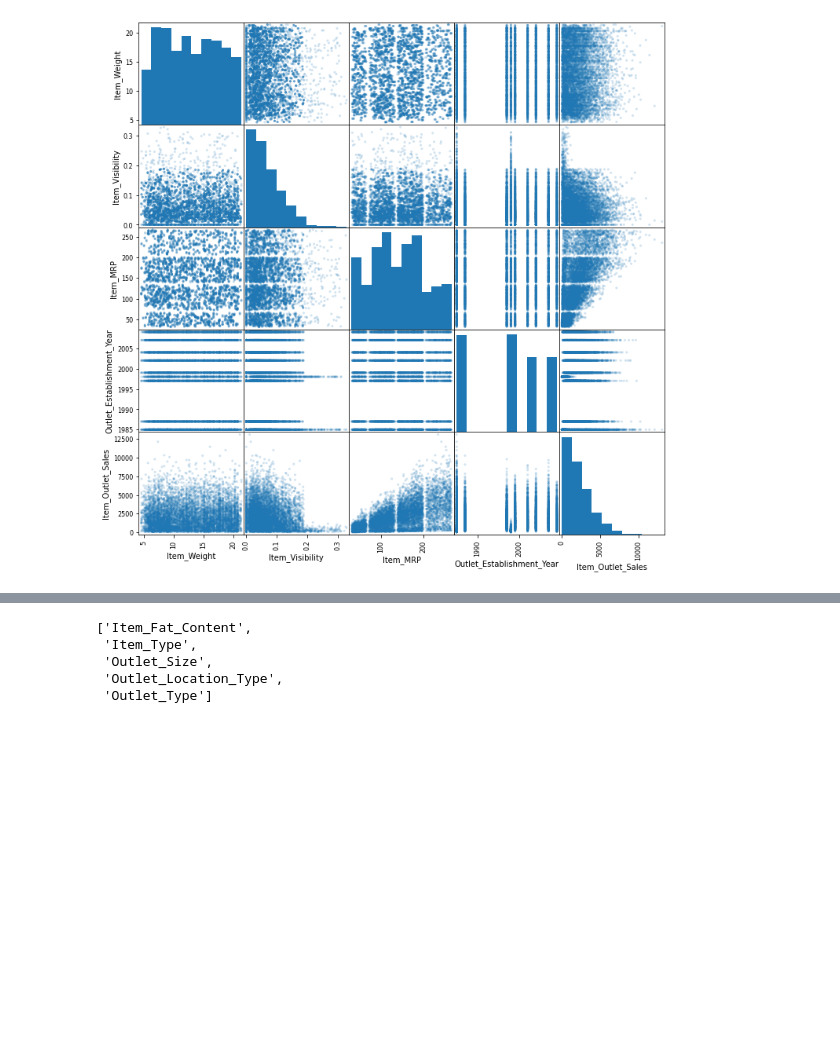
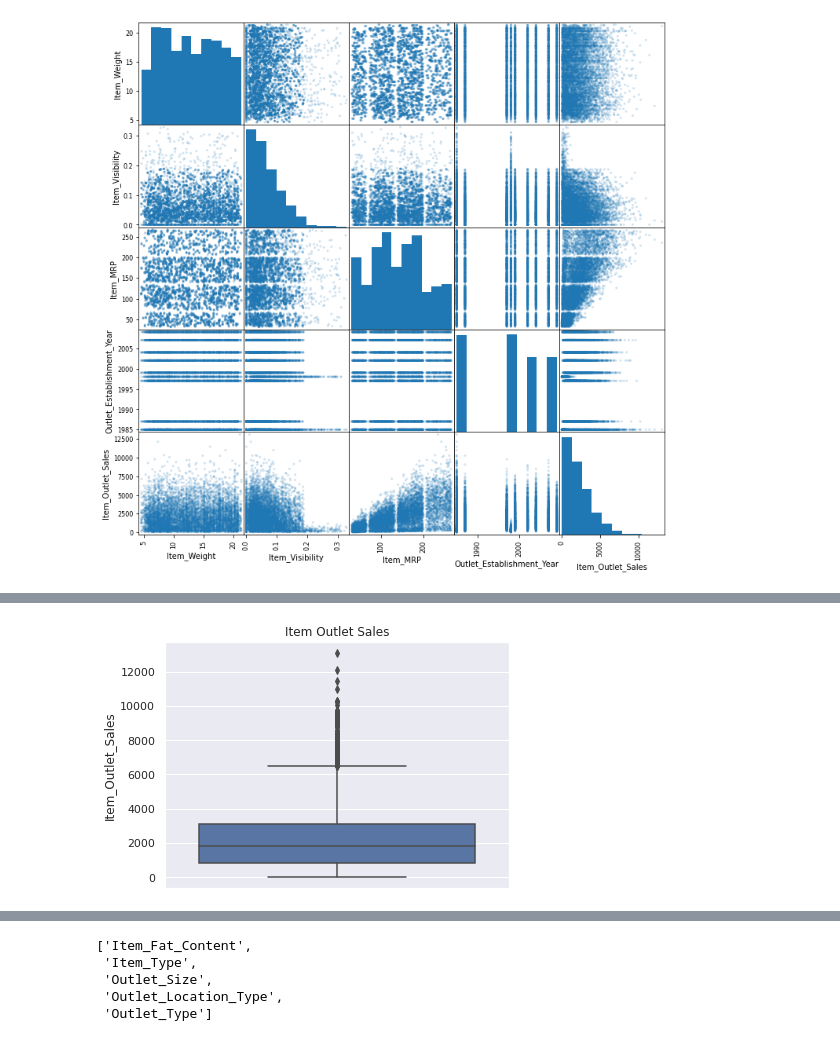
Before and after one commit to kellianneyang/first-portfolio-project, a Jupyter notebook: Project_1_Part_3_(Core).ipynb, the cells around one changed output, grey strips where cells are left out. Drawn from its saved outputs; the diff is of its cells as text; code cells hidden in the pictures; blank space fills up the shorter version.

```diff
--- a/Project_1_Part_3_(Core).ipynb
+++ b/Project_1_Part_3_(Core).ipynb
@@ -401,0 +412,7 @@ plt.show();
+# %%
+# univariate boxplot for sales
+ax = sns.boxplot(y = 'Item_Outlet_Sales', data = df)
+ax.set_title('Item Outlet Sales')
+plt.tight_layout();
+# %% [output]
+[figure, added]
```
Also changed, not shown: parts of 3 cells of this notebook.
